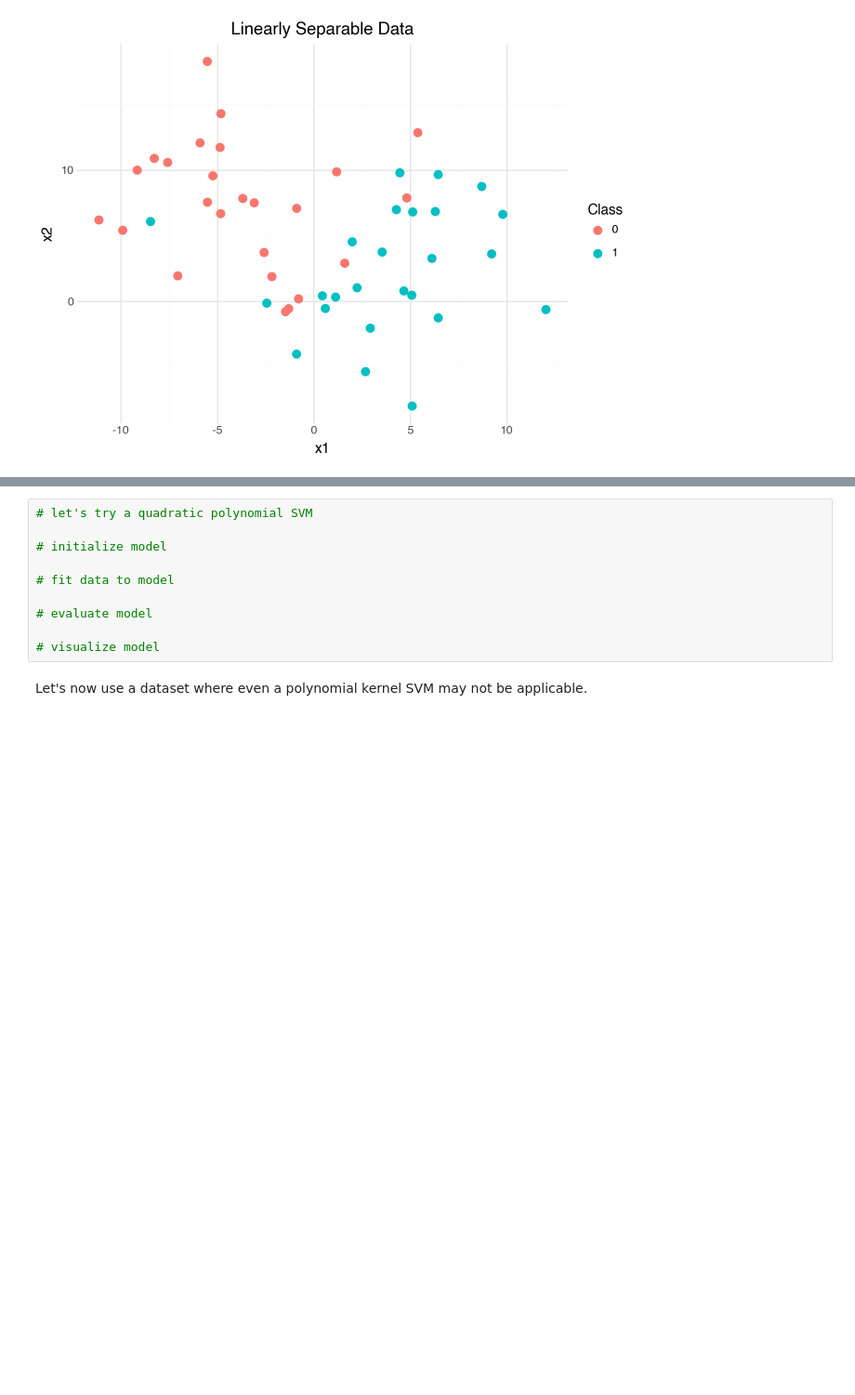
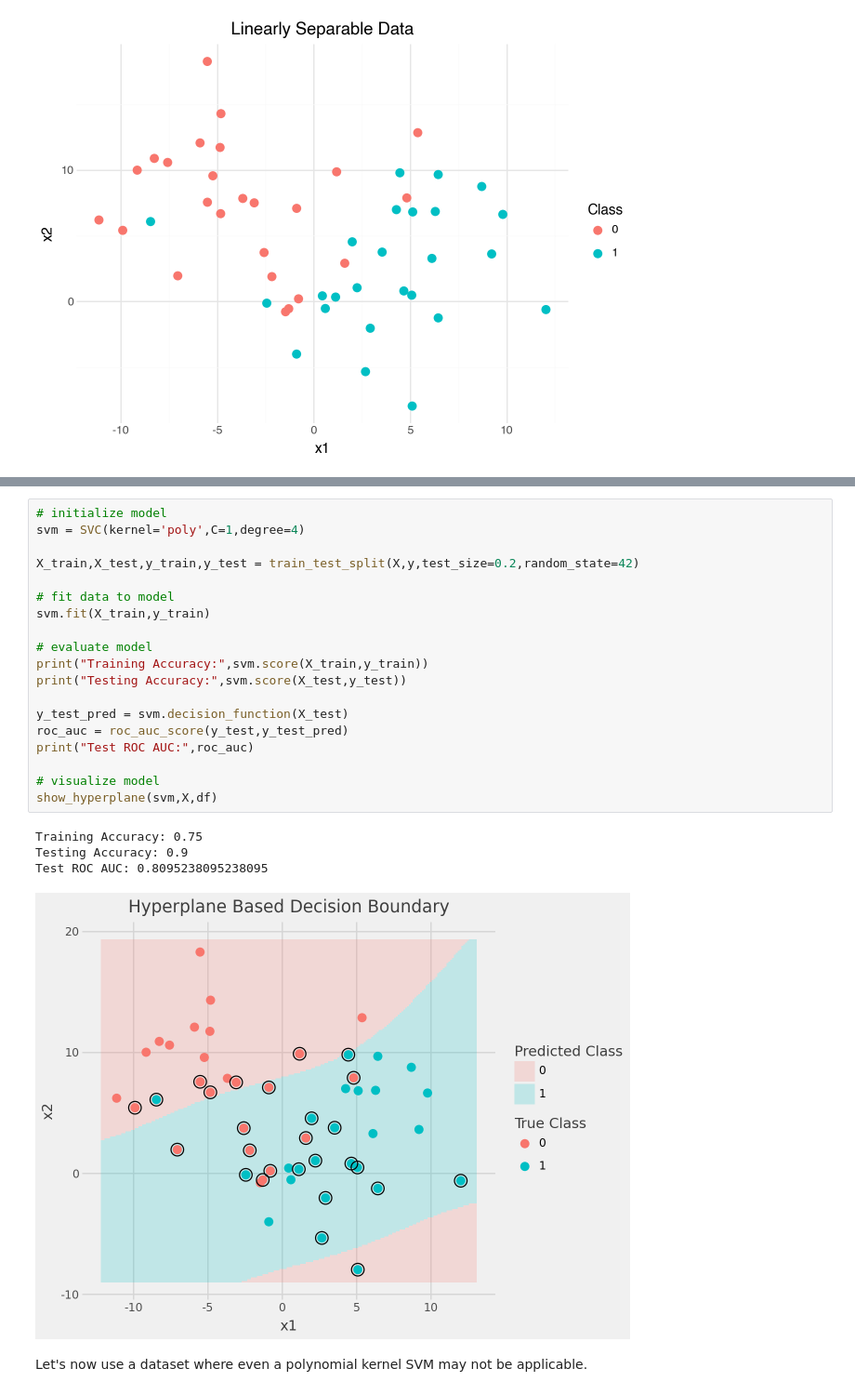
Before and after one commit to rhamzaali/CPSC393-MachineLearning, a Jupyter notebook: code/02_SupportVectorMachines.ipynb, the cells around one changed output, grey strips where cells are left out. Shown at 93% size. Saved outputs shown, nothing was run; the diff lists cells and outputs as text; blank space fills up the shorter version.

```diff
--- a/code/02_SupportVectorMachines.ipynb
+++ b/code/02_SupportVectorMachines.ipynb
@@ -129,13 +164,27 @@ df = pd.DataFrame({'x1':X[:,0],'x2':X[:,1],'label':y})
 # %%
-# let's try a quadratic polynomial SVM
+# initialize model
+svm = SVC(kernel='poly',C=1,degree=4)
 
-# initialize model
+X_train,X_test,y_train,y_test = train_test_split(X,y,test_size=0.2,random_state=42)
 
 # fit data to model
+svm.fit(X_train,y_train)
 
 # evaluate model
+print("Training Accuracy:",svm.score(X_train,y_train))
+print("Testing Accuracy:",svm.score(X_test,y_test))
+
+y_test_pred = svm.decision_function(X_test)
+roc_auc = roc_auc_score(y_test,y_test_pred)
+print("Test ROC AUC:",roc_auc)
 
 # visualize model
+show_hyperplane(svm,X,df)
+# %% [output]
+Training Accuracy: 0.75
+Testing Accuracy: 0.9
+Test ROC AUC: 0.8095238095238095
+[figure, added]
 # %% [markdown]
 Let's now use a dataset where even a polynomial kernel SVM may not be applicable.
 # %%
```
Also changed, not shown: parts of 18 cells of this notebook.
